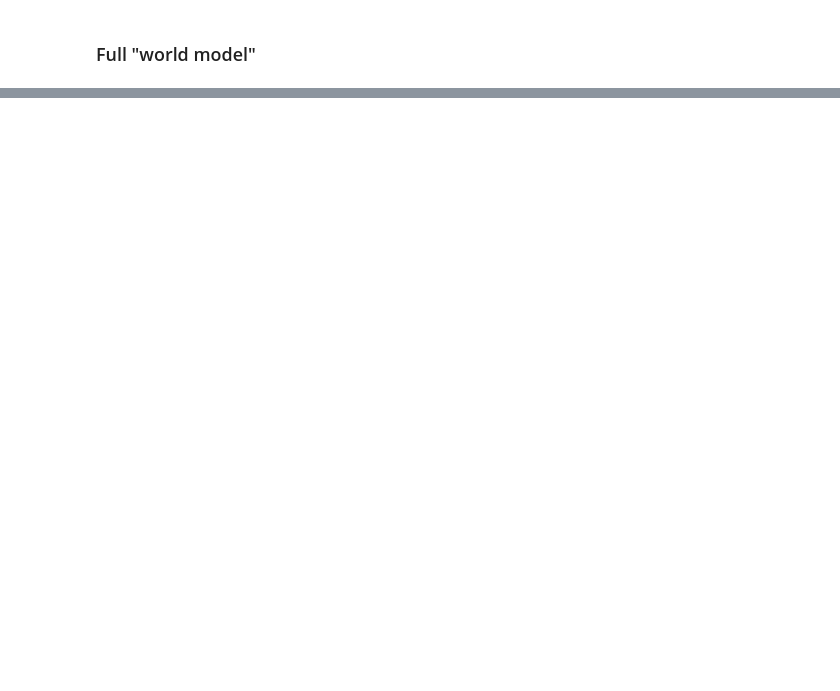
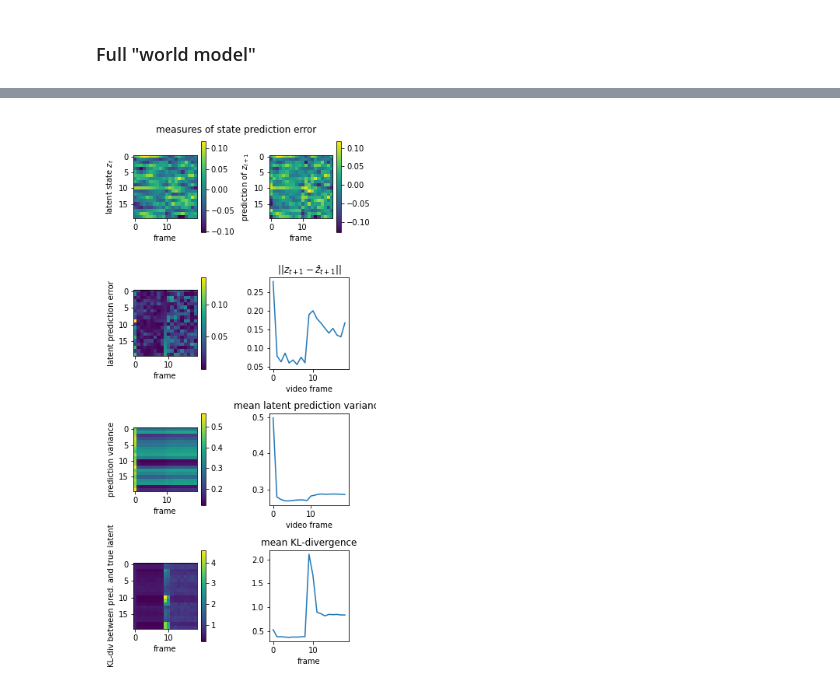
Before and after one commit to FelixHub/serotonin_model, a Jupyter notebook: analysis.ipynb, the cells around one changed output, grey strips where cells are left out. Saved outputs shown, nothing was run; the diff lists cells and outputs as text; code cells hidden in the pictures; blank space fills up the shorter version.

```diff
--- a/analysis.ipynb
+++ b/analysis.ipynb
@@ -197,3 +202,86 @@ plot_SPE_metrics(latent_video, latent_video_variance, mean_pred, sig_pred)
+# %%
+
+def plot_SPE_metrics(latent_video, latent_video_variance, mean_pred, sig_pred):
+
+    z = np.mean(latent_video,axis=0).T
+    z_pred = np.mean(mean_pred,axis=0).T
+
+    # first measure of SPE : norm between z_t and mean of P(z_t|h_t-1)
+    z_error = np.abs(z_pred[:,:-1] - z[:,1:])
+    z_error_norm = np.linalg.norm(z_error,axis=0)
+
+    # second measure of SPE : variance of P(z_t|h_t-1) (more like predicted uncertainty)
+    var_pred = np.mean(sig_pred,axis=0).T
+    var_pred_avg = np.mean(np.mean(sig_pred,axis=0).T,axis=0)
+
+    order_permutation = np.argsort(z_error[:,9])
+    z = z[order_permutation]
+    z_pred = z_pred[order_permutation]
+    z_error = z_error[order_permutation]
+
+    # third measure of SPE : KL divergence between P(z_t|x_t) and P(z_t|h_t-1)
+    z_pred_mean = mean_pred[:,:-1,:]
+    z_pred_var =sig_pred[:,:-1,:]
+    z_mean = latent_video[:,1:,:]
+    z_var =latent_video_variance[:,1:,:]
+    kl_loss = -0.5 * np.sum(np.expand_dims(z_var,-1) - np.expand_dims(z_pred_var,-1) - np.divide((np.expand_dims(z_var,-1) + (np.expand_dims(z_mean,-1) - np.expand_dims(z_pred_mean,-1))**2),np.expand_dims(z_pred_var,-1)+1e-10),axis=-1)
+    kl_loss = np.mean(kl_loss,axis=0).T
+    kl_loss_avg = np.mean(kl_loss,axis=0)
+
+    f = plt.figure(figsize=(5,10))
+
+    plt.subplot(421)
+    plt.imshow(z)
+    plt.colorbar()
+    plt.xlabel('frame')
+    plt.ylabel(r'latent state $z_{t}$')
+
+    plt.subplot(422)
+    plt.imshow(z_pred)
+    plt.colorbar()
+    plt.xlabel('frame')
+    plt.ylabel(r'prediction of $z_{t+1}$ ')
+
+    plt.subplot(423)
+    plt.imshow(z_error)
+    plt.colorbar()
+    plt.xlabel('frame')
+    plt.ylabel('latent prediction error')
+
+    plt.subplot(424)
+    plt.plot(z_error_norm)
+    plt.xlabel('video frame')
+    plt.title(r'$||z_{t+1} - ẑ_{t+1}||$')
+
+    plt.subplot(425)
+    plt.imshow(var_pred)
+    plt.colorbar()
+    plt.xlabel('frame')
+    plt.ylabel('prediction variance')
+
+    plt.subplot(426)
+    plt.plot(var_pred_avg)
+    plt.xlabel('video frame')
+    plt.title('mean latent prediction variance')
+
+    plt.subplot(427)
+    plt.imshow(kl_loss)
+    plt.colorbar()
+    plt.xlabel('frame')
+    plt.ylabel('KL-div between pred. and true latent')
+
+    plt.subplot(428)
+    plt.plot(kl_loss_avg)
+    plt.xlabel('frame')
+    plt.title('mean KL-divergence')
+
+    f.suptitle('measures of state prediction error')
+    f.tight_layout()
+    plt.show()
+
+plot_SPE_metrics(latent_video, latent_video_variance, mean_pred, sig_pred)
+# %% [output]
+[figure, added]
 # %%
 plt.figure()
 plt.imshow(mdrnn_model.rnn.weight_hh_l0.cpu().detach().numpy())
```
Also changed, not shown: parts of 14 cells of this notebook.
